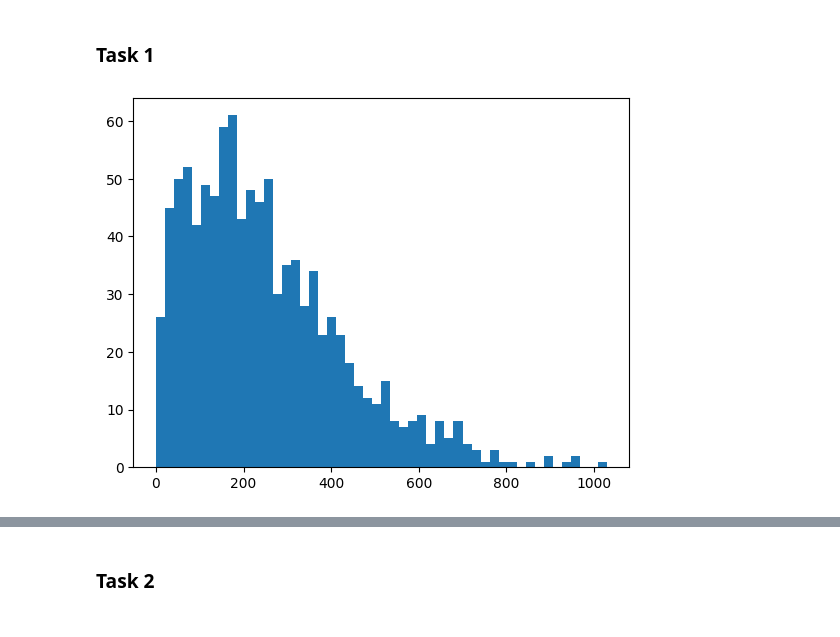
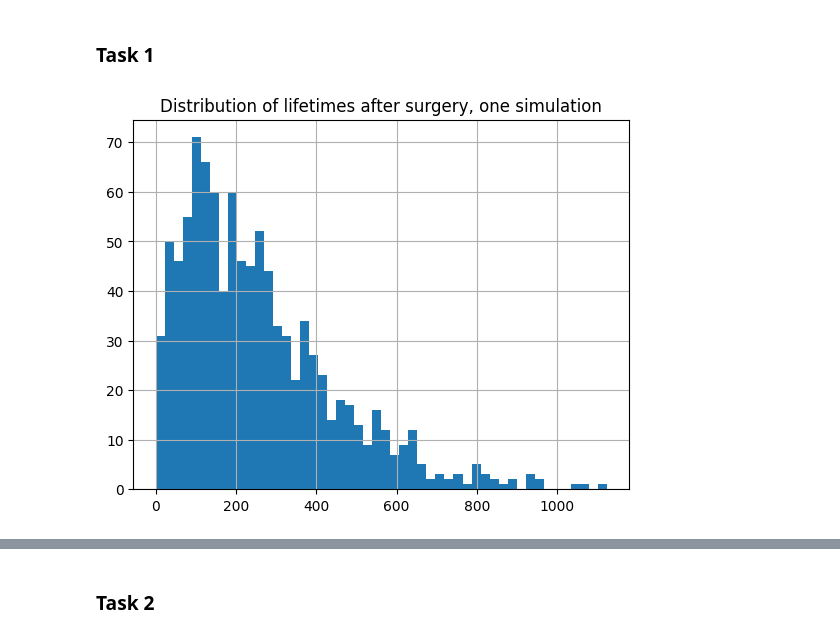
Before and after one commit to SigurdThorlund/02443-stochastic-simulation, a Jupyter notebook: project/project_1_giacomo.ipynb, the cells around one changed output, grey strips where cells are left out. Drawn from its saved outputs; the diff is of its cells as text; code cells hidden in the pictures.

```diff
--- a/project/project_1_giacomo.ipynb
+++ b/project/project_1_giacomo.ipynb
@@ -31,10 +31,12 @@ def simulate_lifetimes(n = 1000):
 # %%
 n = 1000
 lifetimes, local = simulate_lifetimes(1000)
 plt.hist(lifetimes, bins = 50)
+plt.title('Distribution of lifetimes after surgery, one simulation')
+plt.grid()
 plt.show()
 # %% [output]
-[figure, old version]
+[figure, new version]
 # %%
 print('Fraction of women for which the cancer reappered locally:', local / n)
 # %% [output]
```
Also changed, not shown: parts of 17 cells of this notebook.
